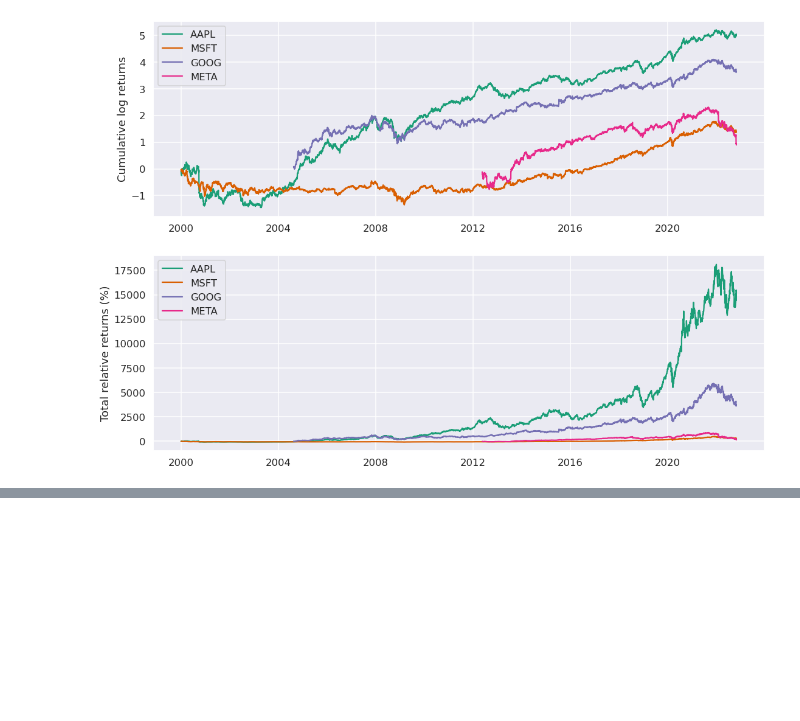
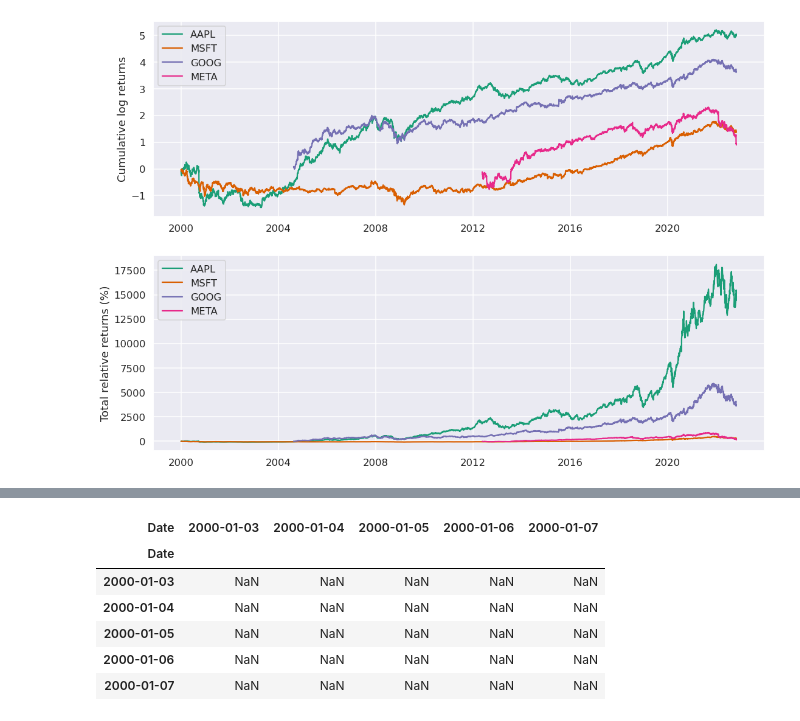
Before and after one commit to Jesus-Almansa/Final_Project_DA, a Jupyter notebook: project.ipynb, the cells around one changed output, grey strips where cells are left out. Cells and saved outputs as stored; diff of their text form; code cells hidden in the pictures; blank space fills up the shorter version.

```diff
--- a/project.ipynb
+++ b/project.ipynb
@@ -233,0 +285,13 @@ plt.show()
+# %%
+# Initially the two matrices are multiplied. Note that we are only interested in the diagonal,
+# which is where the dates in the row-index and the column-index match.
+temp_var = weights_matrix.dot(log_returns.transpose())
+temp_var.head().iloc[:, 0:5]
+# %% [output]
+| Date | 2000-01-03 | 2000-01-04 | 2000-01-05 | 2000-01-06 | 2000-01-07 |
+| Date |  |  |  |  |  |
+| 2000-01-03 | NaN | NaN | NaN | NaN | NaN |
+| 2000-01-04 | NaN | NaN | NaN | NaN | NaN |
+| 2000-01-05 | NaN | NaN | NaN | NaN | NaN |
+| 2000-01-06 | NaN | NaN | NaN | NaN | NaN |
+| 2000-01-07 | NaN | NaN | NaN | NaN | NaN |
```
Also changed, not shown: parts of 7 cells of this notebook.
